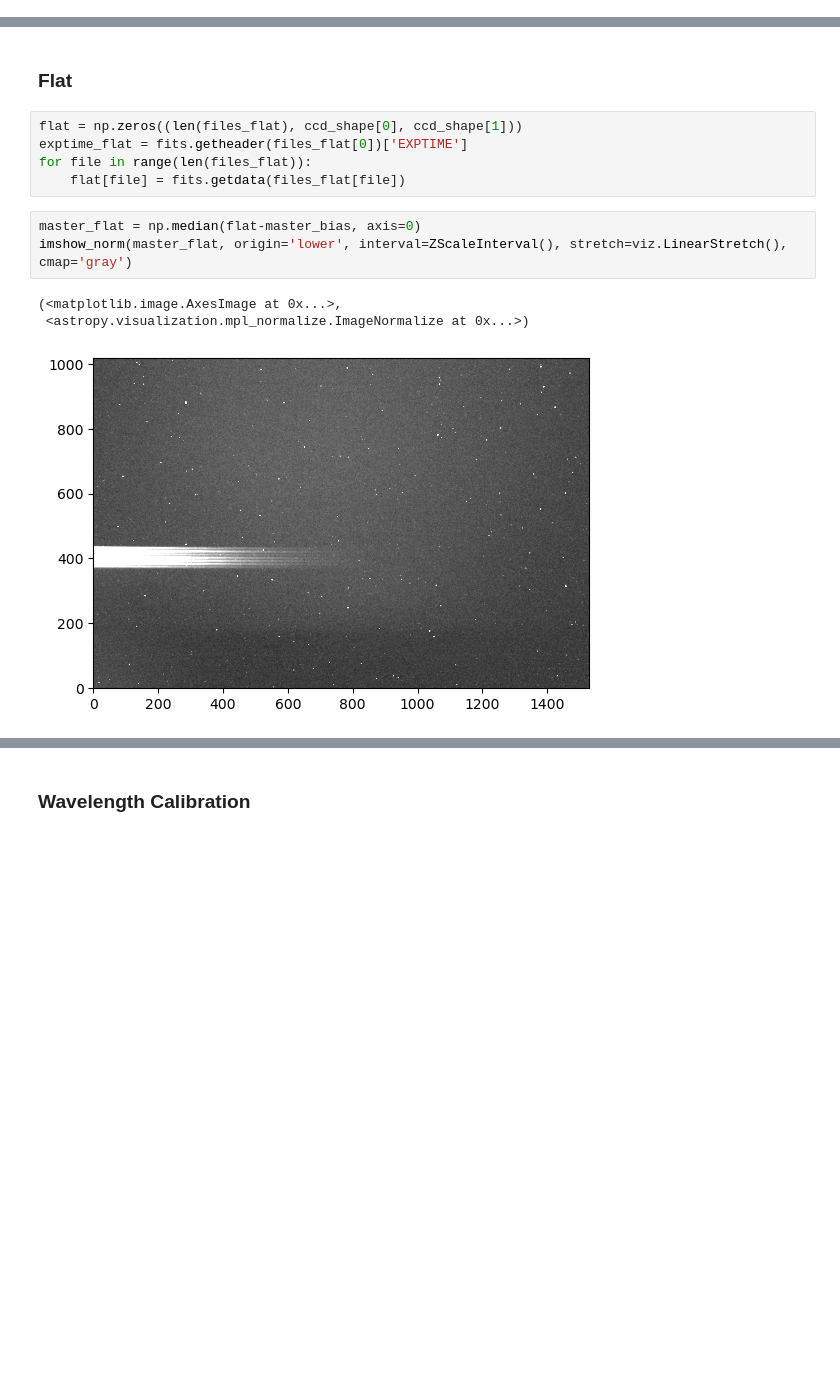
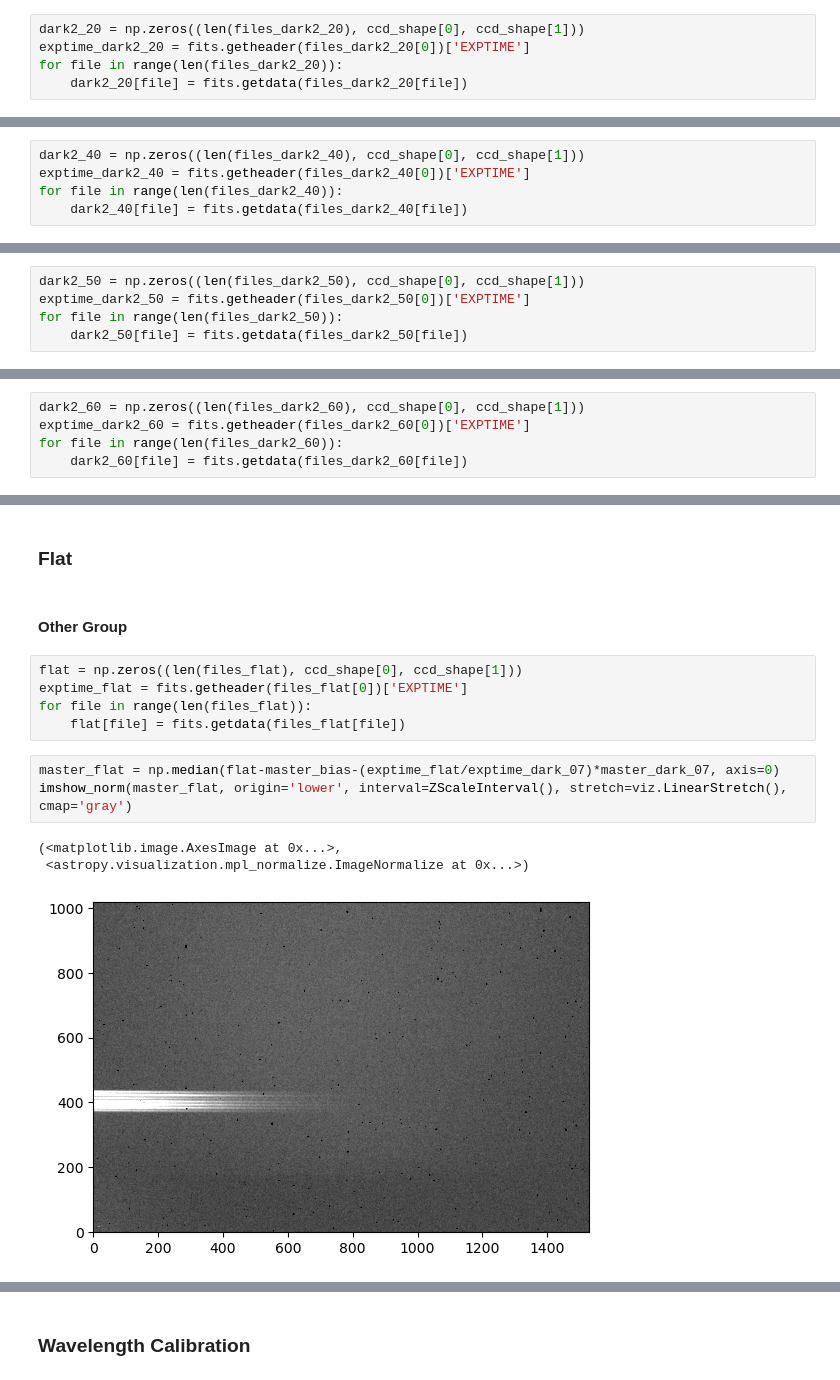
Before and after one commit to SpacialTree/HomeworkBack, a Jupyter notebook: ObsTech/LabSix/ReportSix.ipynb, the cells around one changed output, grey strips where cells are left out. Drawn from its saved outputs; the diff is of its cells as text; blank space fills up the shorter version.

```diff
--- a/ObsTech/LabSix/ReportSix.ipynb
+++ b/ObsTech/LabSix/ReportSix.ipynb
@@ -125,0 +174,5 @@ imshow_norm(master_dark_40, origin='lower', interval=ZScaleInterval(), stretch=v
+# %%
+dark2_20 = np.zeros((len(files_dark2_20), ccd_shape[0], ccd_shape[1]))
+exptime_dark2_20 = fits.getheader(files_dark2_20[0])['EXPTIME']
+for file in range(len(files_dark2_20)):
+    dark2_20[file] = fits.getdata(files_dark2_20[file])
@@ -125,0 +186,5 @@ imshow_norm(master_dark_40, origin='lower', interval=ZScaleInterval(), stretch=v
+# %%
+dark2_40 = np.zeros((len(files_dark2_40), ccd_shape[0], ccd_shape[1]))
+exptime_dark2_40 = fits.getheader(files_dark2_40[0])['EXPTIME']
+for file in range(len(files_dark2_40)):
+    dark2_40[file] = fits.getdata(files_dark2_40[file])
@@ -125,0 +198,5 @@ imshow_norm(master_dark_40, origin='lower', interval=ZScaleInterval(), stretch=v
+# %%
+dark2_50 = np.zeros((len(files_dark2_50), ccd_shape[0], ccd_shape[1]))
+exptime_dark2_50 = fits.getheader(files_dark2_50[0])['EXPTIME']
+for file in range(len(files_dark2_50)):
+    dark2_50[file] = fits.getdata(files_dark2_50[file])
@@ -125,0 +210,5 @@ imshow_norm(master_dark_40, origin='lower', interval=ZScaleInterval(), stretch=v
+# %%
+dark2_60 = np.zeros((len(files_dark2_60), ccd_shape[0], ccd_shape[1]))
+exptime_dark2_60 = fits.getheader(files_dark2_60[0])['EXPTIME']
+for file in range(len(files_dark2_60)):
+    dark2_60[file] = fits.getdata(files_dark2_60[file])
@@ -126,14 +222,16 @@ imshow_norm(master_dark_40, origin='lower', interval=ZScaleInterval(), stretch=v
 # %% [markdown]
 ### Flat
+# %% [markdown]
+#### Other Group
 # %%
 flat = np.zeros((len(files_flat), ccd_shape[0], ccd_shape[1]))
 exptime_flat = fits.getheader(files_flat[0])['EXPTIME']
 for file in range(len(files_flat)):
     flat[file] = fits.getdata(files_flat[file])
 # %%
-master_flat = np.median(flat-master_bias, axis=0)
+master_flat = np.median(flat-master_bias-(exptime_flat/exptime_dark_07)*master_dark_07, axis=0)
 imshow_norm(master_flat, origin='lower', interval=ZScaleInterval(), stretch=viz.LinearStretch(), cmap='gray')
 # %% [output]
 (<matplotlib.image.AxesImage at 0x...>,
  <astropy.visualization.mpl_normalize.ImageNormalize at 0x...>)
-[figure, old version]
+[figure, new version]
```
Also changed, not shown: parts of 51 cells of this notebook.
